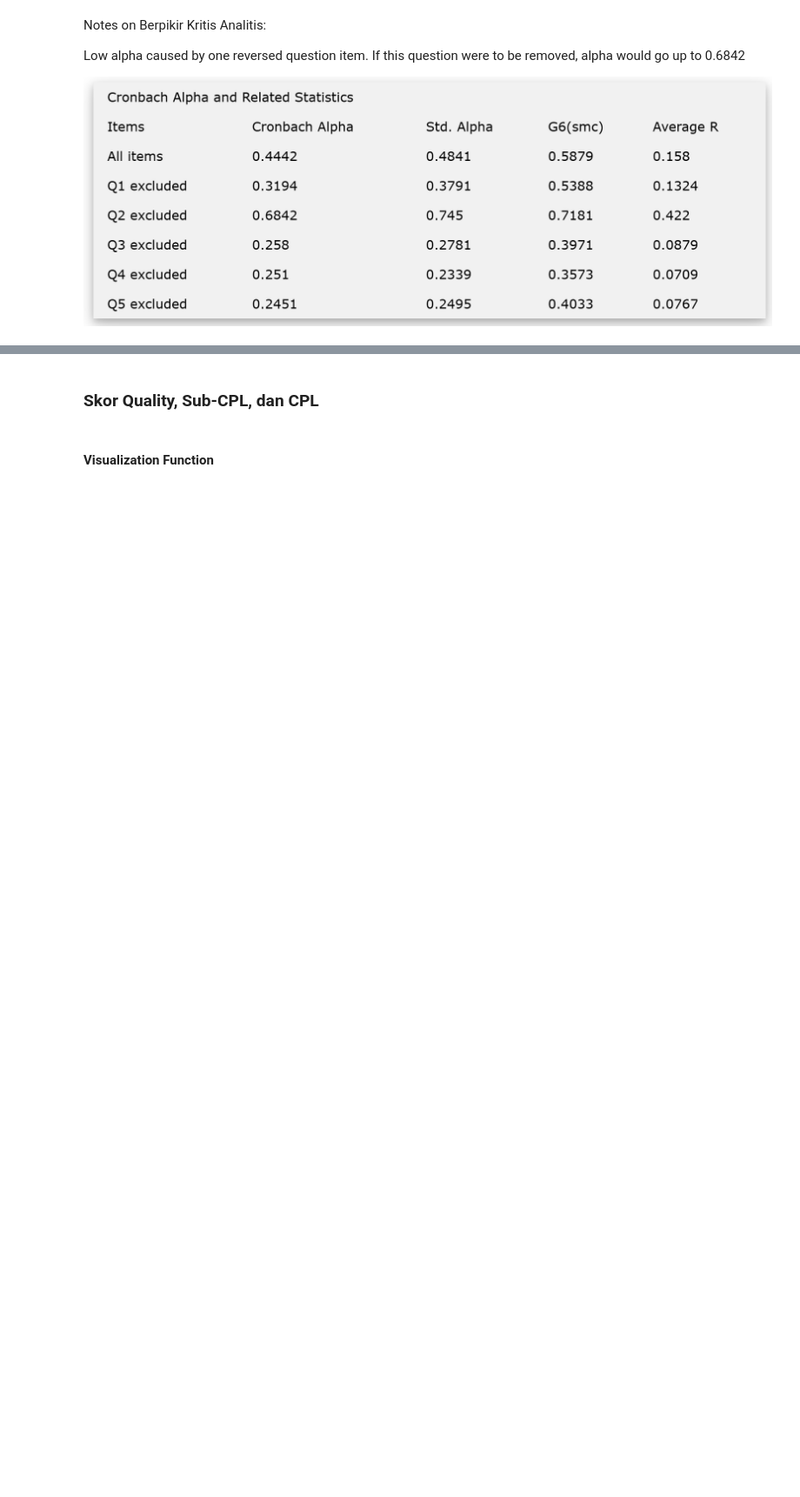
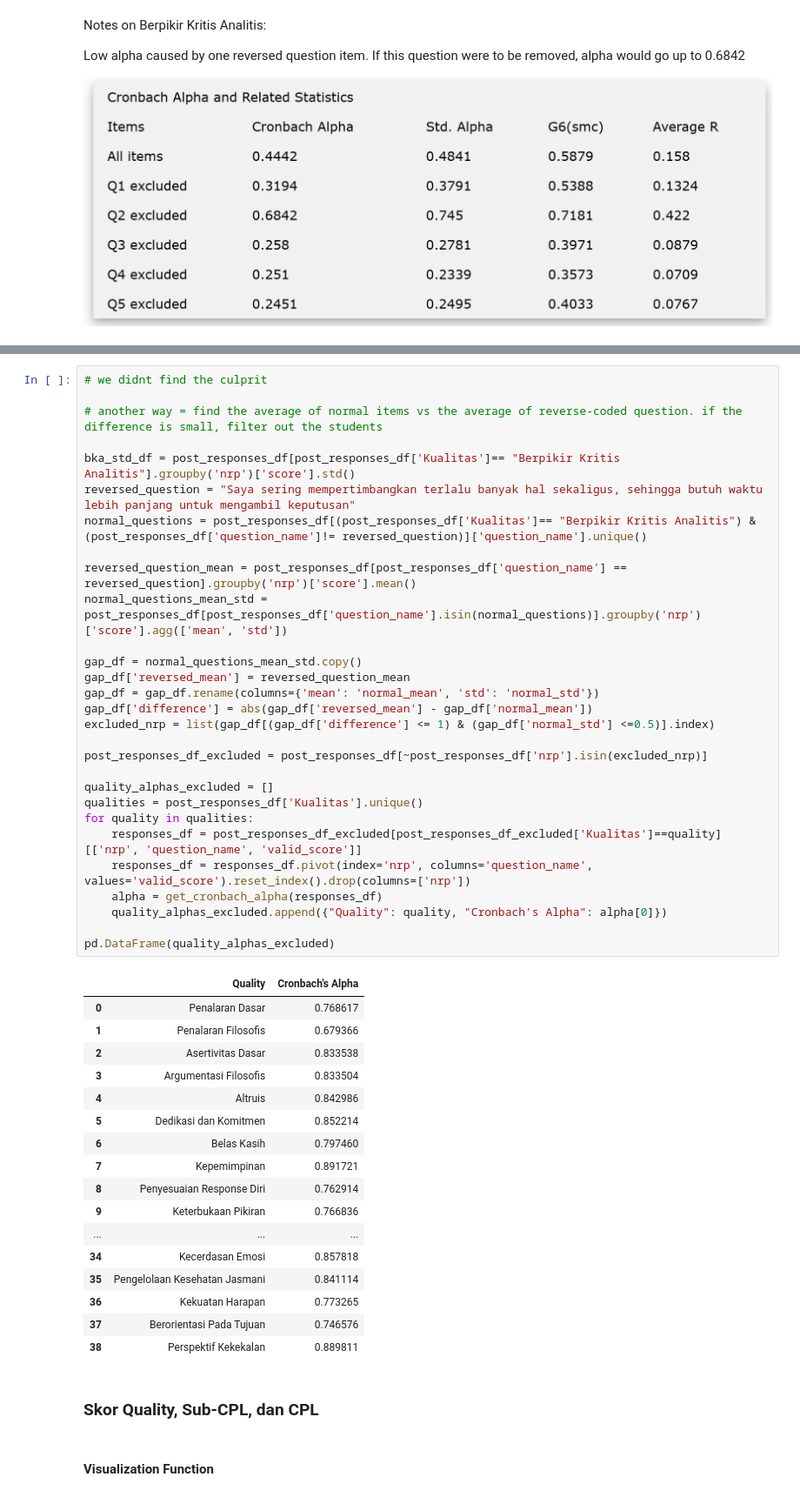
Before and after one commit to pengwen101/student-recommendation-system, a Jupyter notebook: exploratory-data-analysis.ipynb, the cells around one changed output, grey strips where cells are left out. Shown at 87% size. Saved outputs shown, nothing was run; the diff lists cells and outputs as text; blank space fills up the shorter version.

```diff
--- a/exploratory-data-analysis.ipynb
+++ b/exploratory-data-analysis.ipynb
@@ -470,3 +540,50 @@ Low alpha caused by one reversed question item. If this question were to be remo
+# %%
+# we didnt find the culprit
+
+# another way = find the average of normal items vs the average of reverse-coded question. if the difference is small, filter out the students
+
+bka_std_df = post_responses_df[post_responses_df['Kualitas']== "Berpikir Kritis Analitis"].groupby('nrp')['score'].std()
+reversed_question = "Saya sering mempertimbangkan terlalu banyak hal sekaligus, sehingga butuh waktu lebih panjang untuk mengambil keputusan"
+normal_questions = post_responses_df[(post_responses_df['Kualitas']== "Berpikir Kritis Analitis") & (post_responses_df['question_name']!= reversed_question)]['question_name'].unique()
+
+reversed_question_mean = post_responses_df[post_responses_df['question_name'] == reversed_question].groupby('nrp')['score'].mean()
+normal_questions_mean_std = post_responses_df[post_responses_df['question_name'].isin(normal_questions)].groupby('nrp')['score'].agg(['mean', 'std'])
+
+gap_df = normal_questions_mean_std.copy()
+gap_df['reversed_mean'] = reversed_question_mean
+gap_df = gap_df.rename(columns={'mean': 'normal_mean', 'std': 'normal_std'})
+gap_df['difference'] = abs(gap_df['reversed_mean'] - gap_df['normal_mean'])
+excluded_nrp = list(gap_df[(gap_df['difference'] <= 1) & (gap_df['normal_std'] <=0.5)].index)
+
+post_responses_df_excluded = post_responses_df[~post_responses_df['nrp'].isin(excluded_nrp)]
+
+quality_alphas_excluded = []
+qualities = post_responses_df['Kualitas'].unique()
+for quality in qualities:
+    responses_df = post_responses_df_excluded[post_responses_df_excluded['Kualitas']==quality][['nrp', 'question_name', 'valid_score']]
+    responses_df = responses_df.pivot(index='nrp', columns='question_name', values='valid_score').reset_index().drop(columns=['nrp'])
+    alpha = get_cronbach_alpha(responses_df)
+    quality_alphas_excluded.append({"Quality": quality, "Cronbach's Alpha": alpha[0]})
+
+pd.DataFrame(quality_alphas_excluded)
+# %% [output]
+|  | Quality | Cronbach's Alpha |
+| 0 | Penalaran Dasar | 0.768617 |
+| 1 | Penalaran Filosofis | 0.679366 |
+| 2 | Asertivitas Dasar | 0.833538 |
+| 3 | Argumentasi Filosofis | 0.833504 |
+| 4 | Altruis | 0.842986 |
+| 5 | Dedikasi dan Komitmen | 0.852214 |
+| 6 | Belas Kasih | 0.797460 |
+| 7 | Kepemimpinan | 0.891721 |
+| 8 | Penyesuaian Response Diri | 0.762914 |
+| 9 | Keterbukaan Pikiran | 0.766836 |
+| ... | ... | ... |
+| 34 | Kecerdasan Emosi | 0.857818 |
+| 35 | Pengelolaan Kesehatan Jasmani | 0.841114 |
+| 36 | Kekuatan Harapan | 0.773265 |
+| 37 | Berorientasi Pada Tujuan | 0.746576 |
+| 38 | Perspektif Kekekalan | 0.889811 |
 # %% [markdown]
 ### Skor Quality, Sub-CPL, dan CPL
 # %% [markdown]
```
Also changed, not shown: parts of 5 cells of this notebook, 26 other files.
